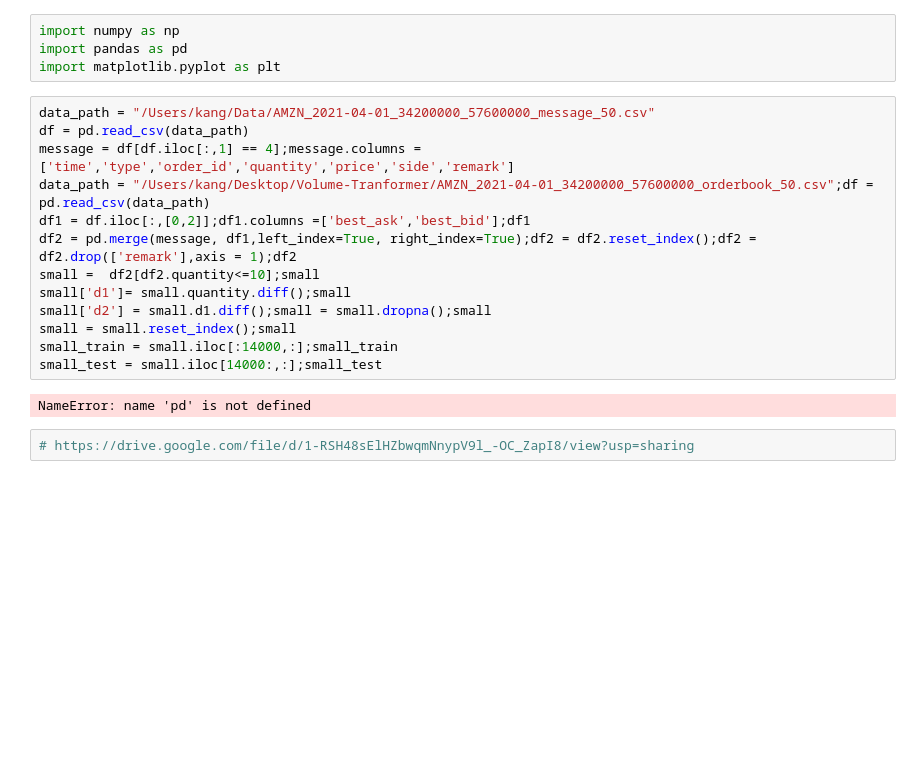
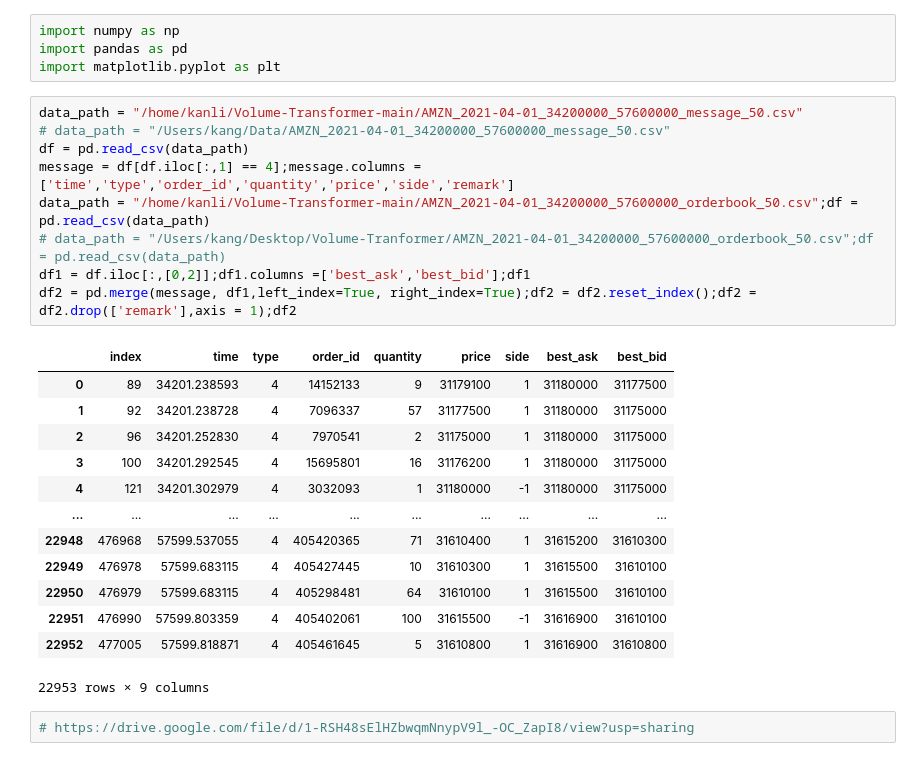
Before and after one commit to KangOxford/Volume-Forecasting, a Jupyter notebook: lstm.ipynb, the cells around one changed output. Drawn from its saved outputs; the diff is of its cells as text; blank space fills up the shorter version.

```diff
--- a/lstm.ipynb
+++ b/lstm.ipynb
@@ -3,19 +3,27 @@ import numpy as np
 import pandas as pd
 import matplotlib.pyplot as plt
 # %%
-data_path = "/Users/kang/Data/AMZN_2021-04-01_34200000_57600000_message_50.csv"
+data_path = "/home/kanli/Volume-Transformer-main/AMZN_2021-04-01_34200000_57600000_message_50.csv"
+# data_path = "/Users/kang/Data/AMZN_2021-04-01_34200000_57600000_message_50.csv"
 df = pd.read_csv(data_path)
 message = df[df.iloc[:,1] == 4];message.columns = ['time','type','order_id','quantity','price','side','remark']
-data_path = "/Users/kang/Desktop/Volume-Tranformer/AMZN_2021-04-01_34200000_57600000_orderbook_50.csv";df = pd.read_csv(data_path)
+data_path = "/home/kanli/Volume-Transformer-main/AMZN_2021-04-01_34200000_57600000_orderbook_50.csv";df = pd.read_csv(data_path)
+# data_path = "/Users/kang/Desktop/Volume-Tranformer/AMZN_2021-04-01_34200000_57600000_orderbook_50.csv";df = pd.read_csv(data_path)
 df1 = df.iloc[:,[0,2]];df1.columns =['best_ask','best_bid'];df1
 df2 = pd.merge(message, df1,left_index=True, right_index=True);df2 = df2.reset_index();df2 = df2.drop(['remark'],axis = 1);df2
-small =  df2[df2.quantity<=10];small
-small['d1']= small.quantity.diff();small
-small['d2'] = small.d1.diff();small = small.dropna();small
-small = small.reset_index();small
-small_train = small.iloc[:14000,:];small_train
-small_test = small.iloc[14000:,:];small_test
 # %% [output]
+|  | index | time | type | order_id | quantity | price | side | best_ask | best_bid |
+| 0 | 89 | 34201.238593 | 4 | 14152133 | 9 | 31179100 | 1 | 31180000 | 31177500 |
+| 1 | 92 | 34201.238728 | 4 | 7096337 | 57 | 31177500 | 1 | 31180000 | 31175000 |
+| 2 | 96 | 34201.252830 | 4 | 7970541 | 2 | 31175000 | 1 | 31180000 | 31175000 |
+| 3 | 100 | 34201.292545 | 4 | 15695801 | 16 | 31176200 | 1 | 31180000 | 31175000 |
+| 4 | 121 | 34201.302979 | 4 | 3032093 | 1 | 31180000 | -1 | 31180000 | 31175000 |
+| ... | ... | ... | ... | ... | ... | ... | ... | ... | ... |
+| 22948 | 476968 | 57599.537055 | 4 | 405420365 | 71 | 31610400 | 1 | 31615200 | 31610300 |
+| 22949 | 476978 | 57599.683115 | 4 | 405427445 | 10 | 31610300 | 1 | 31615500 | 31610100 |
+| 22950 | 476979 | 57599.683115 | 4 | 405298481 | 64 | 31610100 | 1 | 31615500 | 31610100 |
+| 22951 | 476990 | 57599.803359 | 4 | 405402061 | 100 | 31615500 | -1 | 31616900 | 31610100 |
+| 22952 | 477005 | 57599.818871 | 4 | 405461645 | 5 | 31610800 | 1 | 31616900 | 31610800 |
-NameError: name 'pd' is not defined
+22953 rows × 9 columns
 # %%
 # https://drive.google.com/file/d/1-RSH48sElHZbwqmNnypV9l_-OC_ZapI8/view?usp=sharing
```
Also changed, not shown: parts of 19 cells of this notebook, 2 other files.
